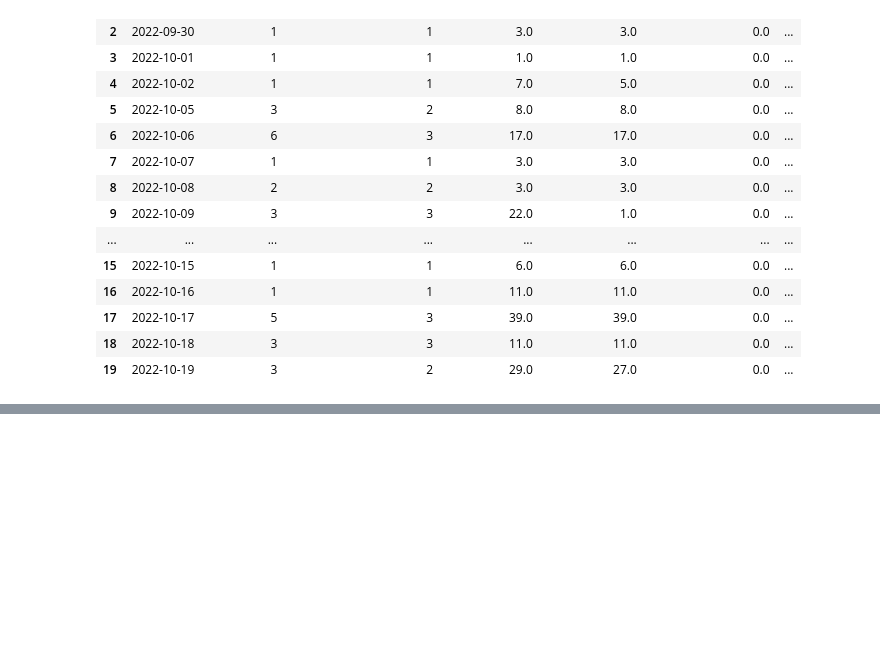
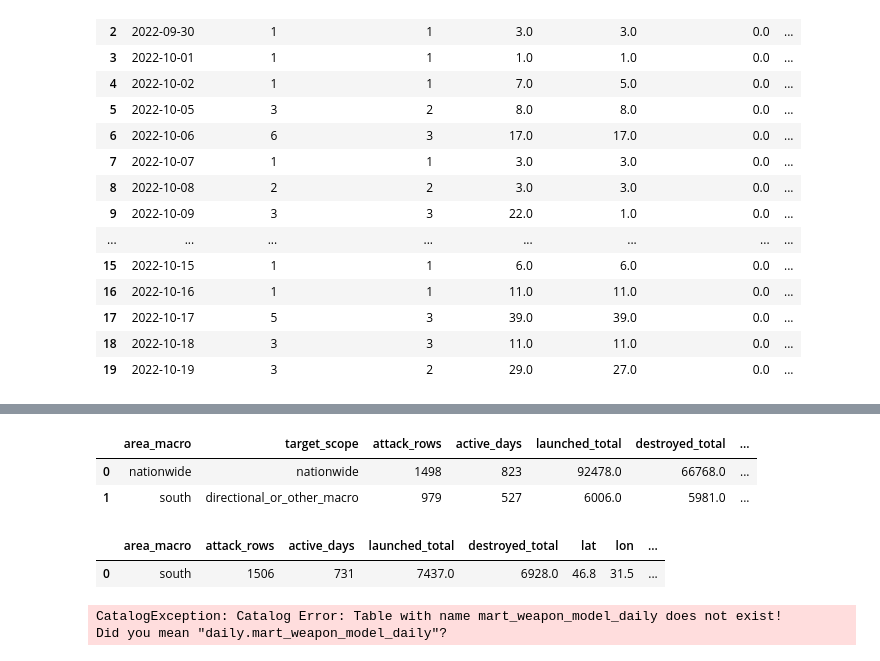
Before and after one commit to tujokuus/air-strikes-on-ukraine-dashboard, a Jupyter notebook: notebooks/gold_duckdb_testing.ipynb, the cells around one changed output, grey strips where cells are left out. Saved outputs shown, nothing was run; the diff lists cells and outputs as text; code cells hidden in the pictures; blank space fills up the shorter version.

```diff
--- a/notebooks/gold_duckdb_testing.ipynb
+++ b/notebooks/gold_duckdb_testing.ipynb
@@ -194,0 +193,28 @@ con.sql("SELECT * FROM vw_dashboard_region_map").df()
+# %%
+con.sql("""
+SELECT *
+FROM mart_area_macro_summary
+LIMIT 2
+""").df()
+# %% [output]
+|  | area_macro | target_scope | attack_rows | active_days | launched_total | destroyed_total | ... |
+| 0 | nationwide | nationwide | 1498 | 823 | 92478.0 | 66768.0 | ... |
+| 1 | south | directional_or_other_macro | 979 | 527 | 6006.0 | 5981.0 | ... |
+# %%
+con.sql("""
+SELECT *
+FROM mart_directional_macro_summary
+LIMIT 1
+""").df()
+# %% [output]
+|  | area_macro | attack_rows | active_days | launched_total | destroyed_total | lat | lon | ... |
+| 0 | south | 1506 | 731 | 7437.0 | 6928.0 | 46.8 | 31.5 | ... |
+# %%
+con.sql("""
+SELECT *
+FROM mart_weapon_model_daily
+LIMIT 1
+""").df()
+# %% [output]
+CatalogException: Catalog Error: Table with name mart_weapon_model_daily does not exist!
+Did you mean "daily.mart_weapon_model_daily"?
```
Also changed, not shown: parts of 9 cells of this notebook, 4 other files.
